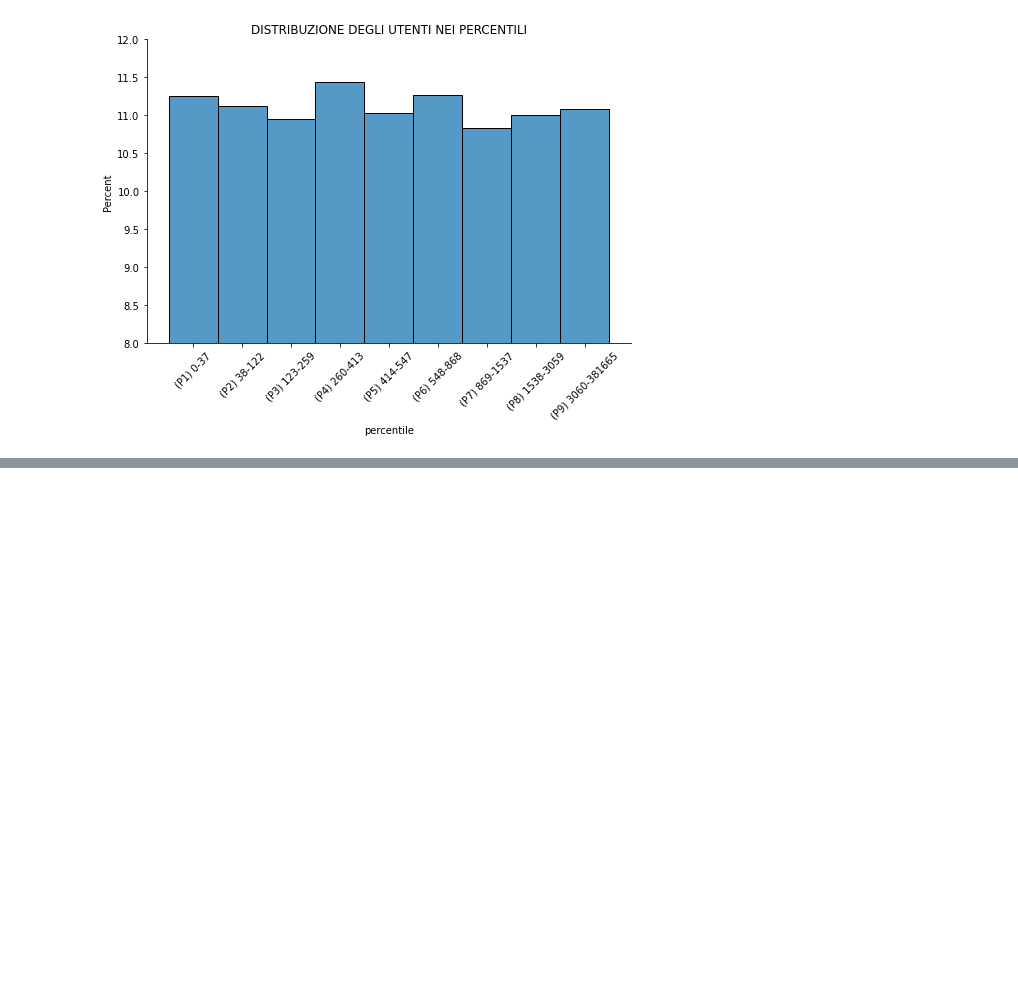
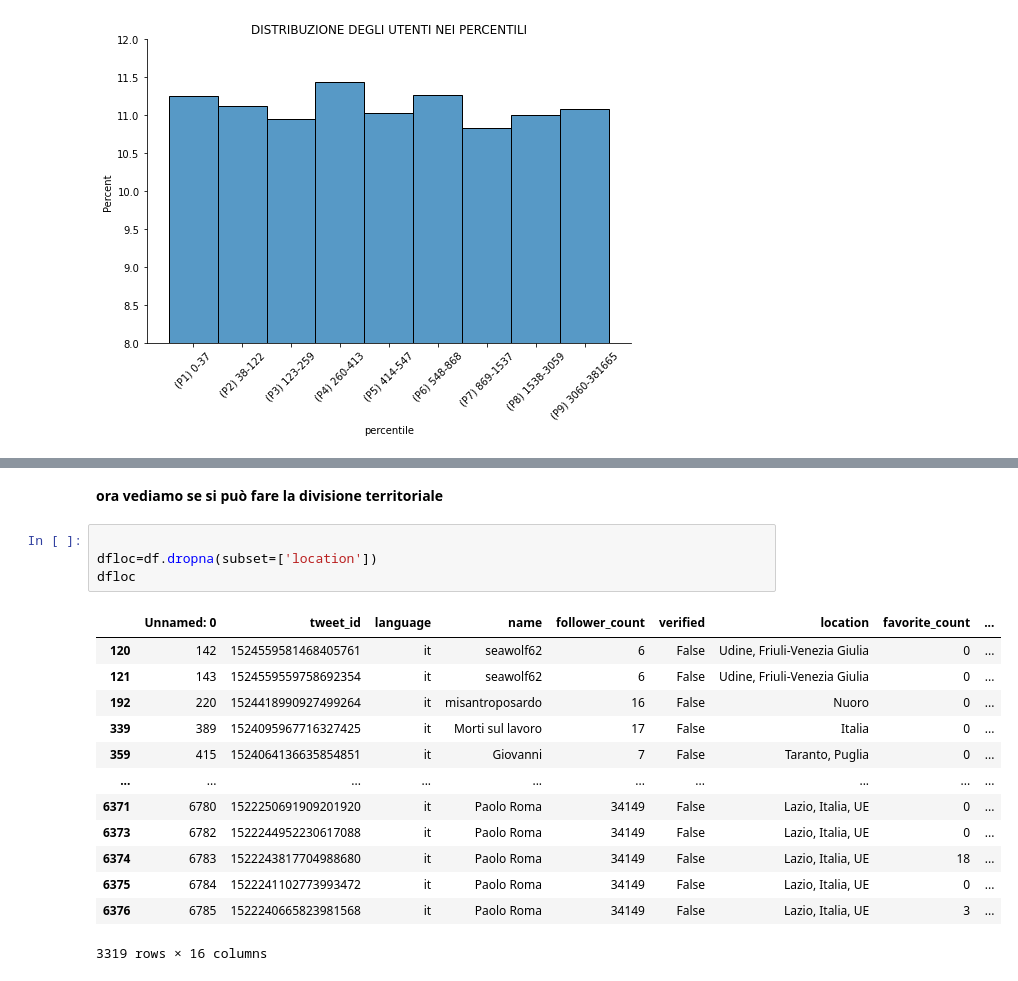
Before and after one commit to paolofesta/prove, a Jupyter notebook: TESI.ipynb, the cells around one changed output, grey strips where cells are left out. Drawn from its saved outputs; the diff is of its cells as text; blank space fills up the shorter version.

```diff
--- a/TESI.ipynb
+++ b/TESI.ipynb
@@ -768,0 +793,21 @@ dtype: int64
+# %% [markdown]
+
+**ora vediamo se si può fare la divisione territoriale**
+# %%
+
+dfloc=df.dropna(subset=['location'])
+dfloc
+# %% [output]
+|  | Unnamed: 0 | tweet_id | language | name | follower_count | verified | location | favorite_count | ... |
+| 120 | 142 | 1524559581468405761 | it | seawolf62 | 6 | False | Udine, Friuli-Venezia Giulia | 0 | ... |
+| 121 | 143 | 1524559559758692354 | it | seawolf62 | 6 | False | Udine, Friuli-Venezia Giulia | 0 | ... |
+| 192 | 220 | 1524418990927499264 | it | misantroposardo | 16 | False | Nuoro | 0 | ... |
+| 339 | 389 | 1524095967716327425 | it | Morti sul lavoro | 17 | False | Italia | 0 | ... |
+| 359 | 415 | 1524064136635854851 | it | Giovanni | 7 | False | Taranto, Puglia | 0 | ... |
+| ... | ... | ... | ... | ... | ... | ... | ... | ... | ... |
+| 6371 | 6780 | 1522250691909201920 | it | Paolo Roma | 34149 | False | Lazio, Italia, UE | 0 | ... |
+| 6373 | 6782 | 1522244952230617088 | it | Paolo Roma | 34149 | False | Lazio, Italia, UE | 0 | ... |
+| 6374 | 6783 | 1522243817704988680 | it | Paolo Roma | 34149 | False | Lazio, Italia, UE | 18 | ... |
+| 6375 | 6784 | 1522241102773993472 | it | Paolo Roma | 34149 | False | Lazio, Italia, UE | 0 | ... |
+| 6376 | 6785 | 1522240665823981568 | it | Paolo Roma | 34149 | False | Lazio, Italia, UE | 3 | ... |
+3319 rows × 16 columns
```
Also changed, not shown: parts of 10 cells of this notebook.
